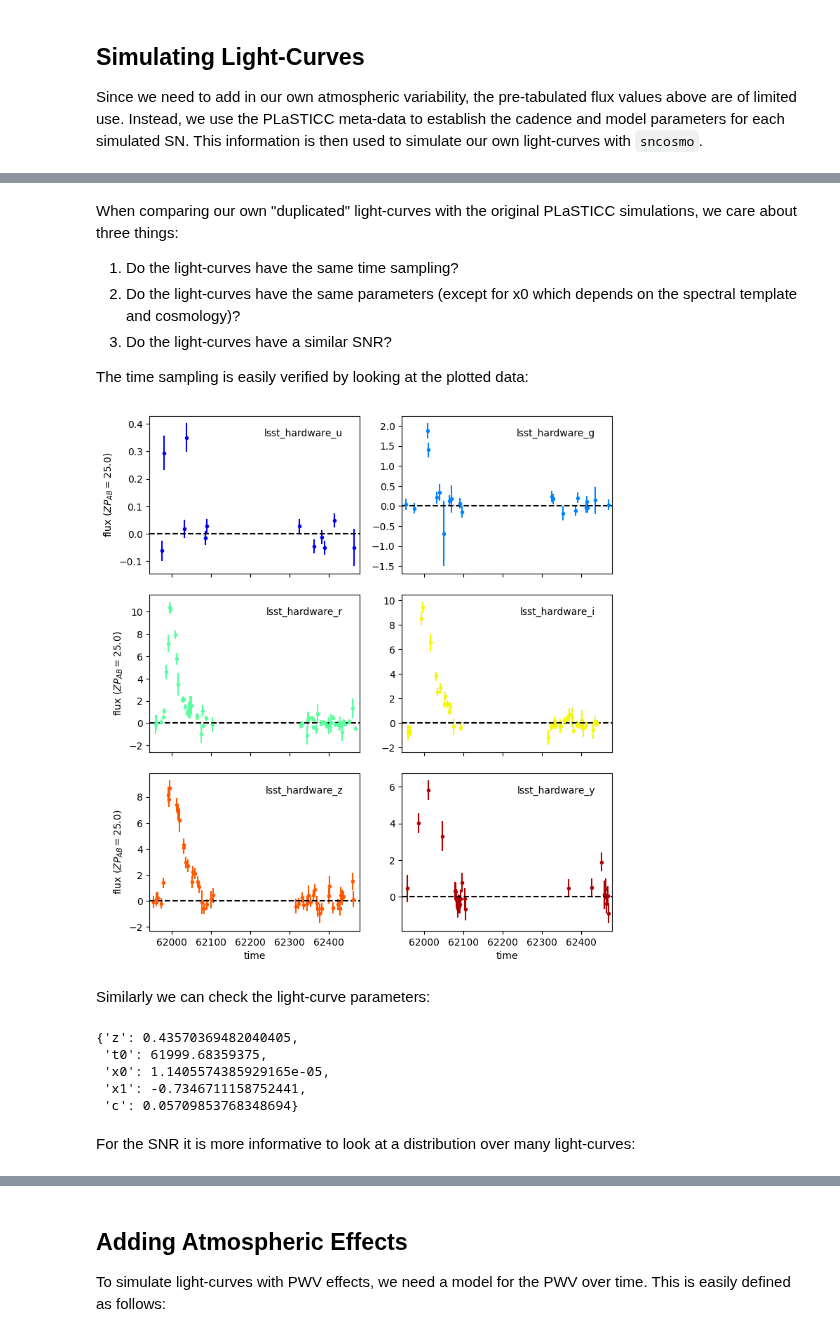
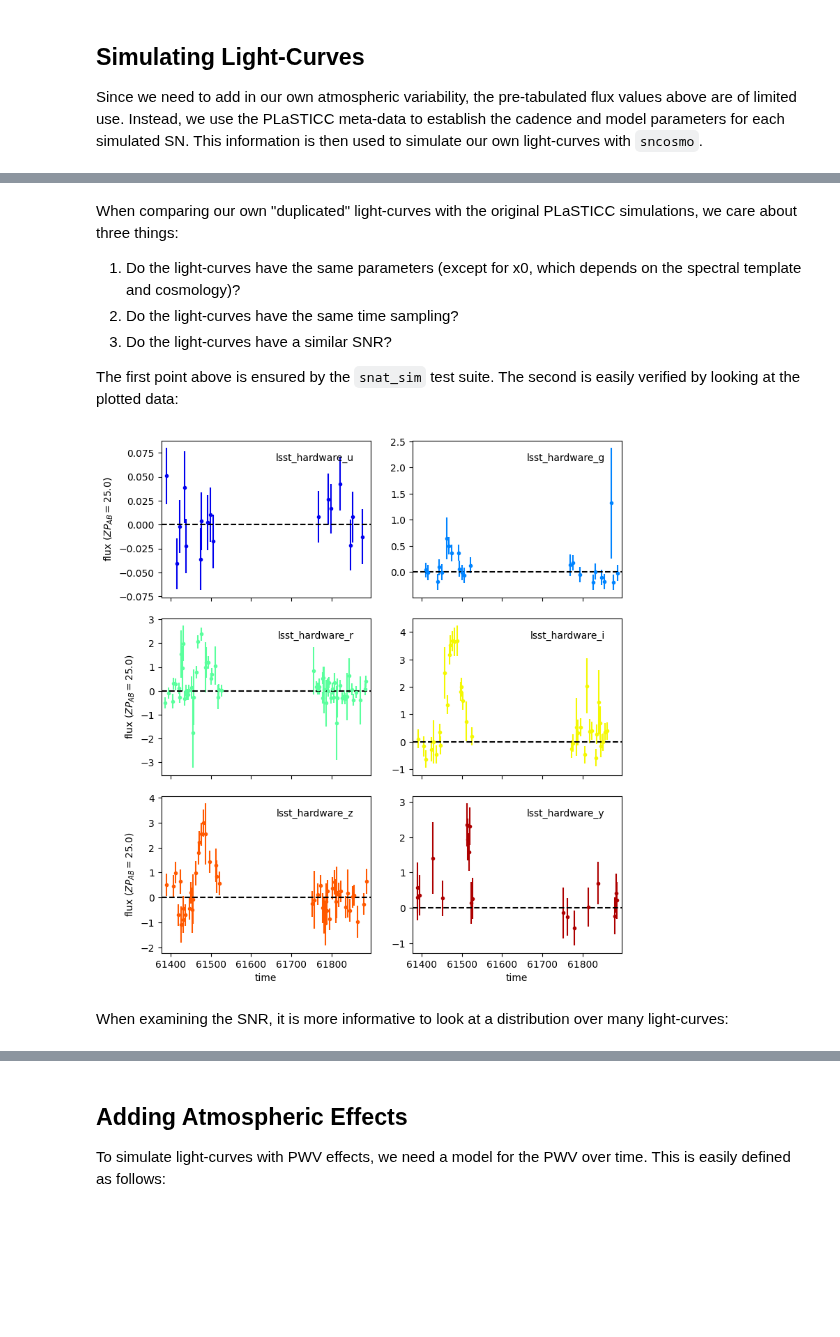
Before and after one commit to LSSTDESC/SN-PWV, a Jupyter notebook: notebooks/simulating_lc_for_cadence.ipynb, the cells around one changed output, grey strips where cells are left out. Drawn from its saved outputs; the diff is of its cells as text; code cells hidden in the pictures; blank space fills up the shorter version.

```diff
--- a/notebooks/simulating_lc_for_cadence.ipynb
+++ b/notebooks/simulating_lc_for_cadence.ipynb
@@ -47,3 +47,3 @@ Available Light-curves:  115
 # %%
 # Data is loaded into memory in chunks. This cell may take a second.
-plasticc_lc = next(alt_sched.iter_cadence(verbose=False))
+snid, params, cadence, light_curve = next(alt_sched.iter_cadence(include_lc=True, verbose=False))
@@ -92,10 +78,10 @@ sncosmo.plot_lc(formatted_lc);
 
 Since we need to add in our own atmospheric variability, the pre-tabulated flux values above are of limited use. Instead, we use the PLaSTICC meta-data to establish the cadence and model parameters for each simulated SN. This information is then used to simulate our own light-curves with `sncosmo`.
 # %%
-params, plasticc_cadence = models.ObservedCadence.from_plasticc(plasticc_lc, zp=30)
-
 model_for_sim = models.SNModel('salt2-extended')
 model_for_sim.update({p: v for p, v in params.items() if p in model_for_sim.param_names})
 model_for_sim.set_source_peakabsmag(const.betoule_abs_mb, 'standard::b', 'AB', cosmo=const.betoule_cosmo)
-duplicated_lc = model_for_sim.simulate_lc(plasticc_cadence)
+
+cadence.zp = np.full_like(cadence.zp, 30)
+duplicated_lc = model_for_sim.simulate_lc(cadence)
 # %%
@@ -123,24 +109,14 @@ Table length=191
 # %% [markdown]
 When comparing our own "duplicated" light-curves with the original PLaSTICC simulations, we care about three things:
+1. Do the light-curves have the same parameters (except for x0, which depends on the spectral template and cosmology)?
 1. Do the light-curves have the same time sampling?
-2. Do the light-curves have the same parameters (except for x0 which depends on the spectral template and cosmology)?
-3. Do the light-curves have a similar SNR?
+1. Do the light-curves have a similar SNR?
 
-The time sampling is easily verified by looking at the plotted data:
+The first point above is ensured by the `snat_sim` test suite. The second is easily verified by looking at the plotted data:
 # %%
-sncosmo.plot_lc(duplicated_lc);
+sncosmo.plot_lc(duplicated_lc.to_astropy());
 # %% [output]
-[figure, old version]
+[figure, new version]
-# %% [markdown]
-Similarly we can check the light-curve parameters:
-# %%
-duplicated_lc.meta
-# %% [output]
-{'z': 0.43570369482040405,
- 't0': 61999.68359375,
- 'x0': 1.1405574385929165e-05,
- 'x1': -0.7346711158752441,
- 'c': 0.05709853768348694}
 # %% [markdown]
-For the SNR it is more informative to look at a distribution over many light-curves:
+When examining the SNR, it is more informative to look at a distribution over many light-curves:
 # %%
```
Also changed, not shown: parts of 14 cells of this notebook, 4 other files.
